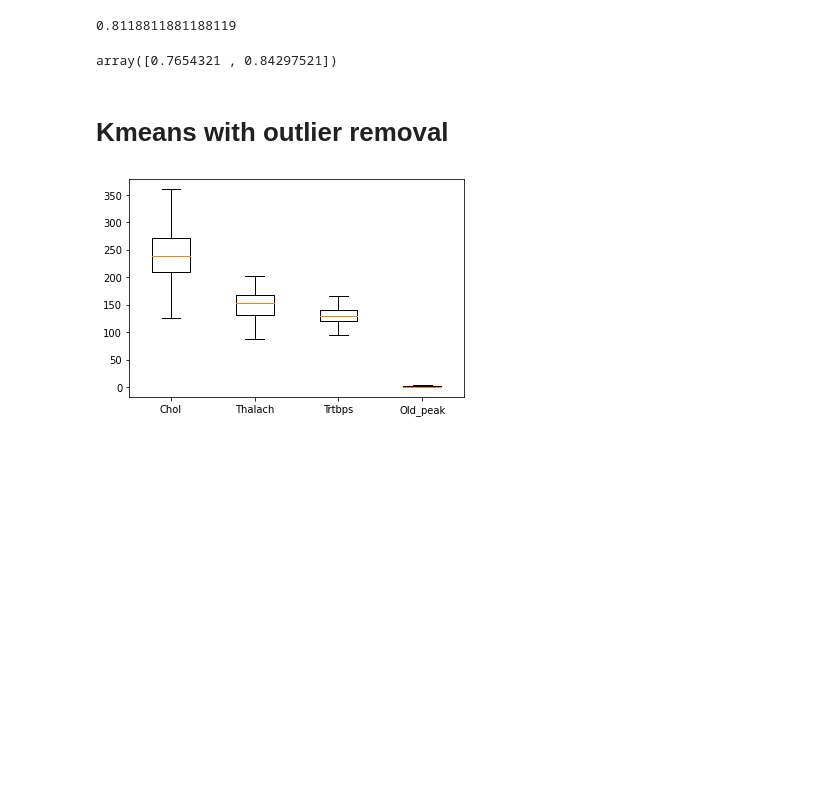
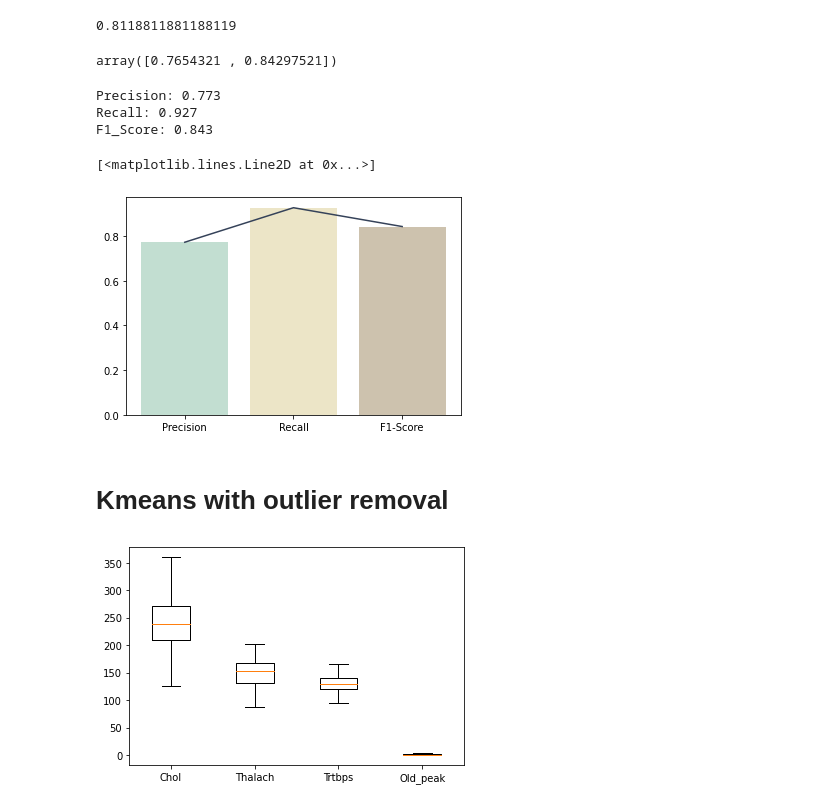
Before and after one commit to Ahmed-Ashraf-Marzouk/data-mining-algorithms, a Jupyter notebook: K_means.ipynb, the cells around one changed output. Cells and saved outputs as stored; diff of their text form; code cells hidden in the pictures; blank space fills up the shorter version.

Commit message:
Precision, recall, f1-score with graphs for comparison

```diff
--- a/K_means.ipynb
+++ b/K_means.ipynb
@@ -93,6 +93,26 @@ accuracy_score(y,y_predict)
 f1_score(y, y_predict, average=None)
 # %% [output]
 array([0.7654321 , 0.84297521])
+# %%
+# percision, Recall, F1-score
+
+Precision = precision_score(y, y_predict)
+Recall = recall_score(y, y_predict)
+F1_score =f1_score(y, y_predict)
+
+print('Precision: %.3f' % Precision)
+print('Recall: %.3f' % Recall)
+print('F1_Score: %.3f' % F1_score )
+# %% [output]
+Precision: 0.773
+Recall: 0.927
+F1_Score: 0.843
+# %%
+plt.bar(['Precision', 'Recall', 'F1-Score'],[Precision, Recall, F1_score], color =['#C2DED1', '#ECE5C7', '#CDC2AE'])
+plt.plot(['Precision', 'Recall', 'F1-Score'],[Precision, Recall, F1_score], color = '#354259')
+# %% [output]
+[<matplotlib.lines.Line2D at 0x...>]
+[figure, added]
 # %% [markdown]
 # Kmeans with outlier removal
 # %%
```
Also changed, not shown: parts of 5 cells of this notebook.
